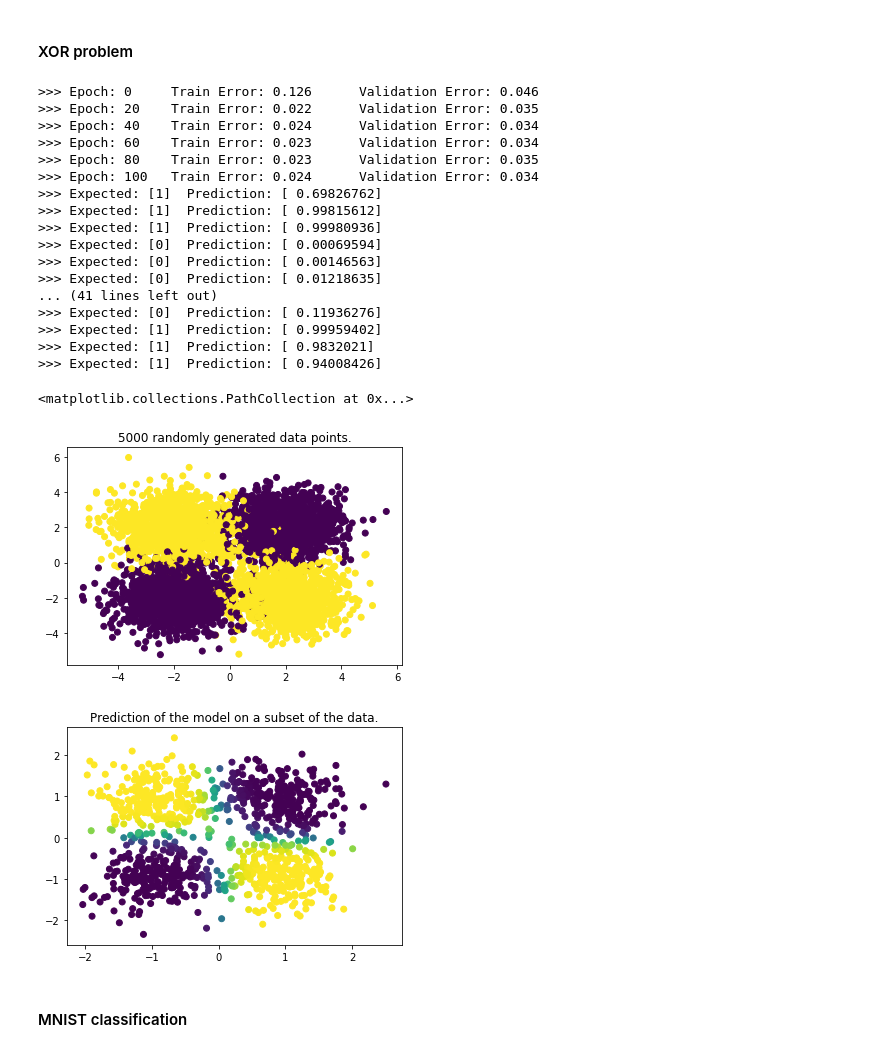
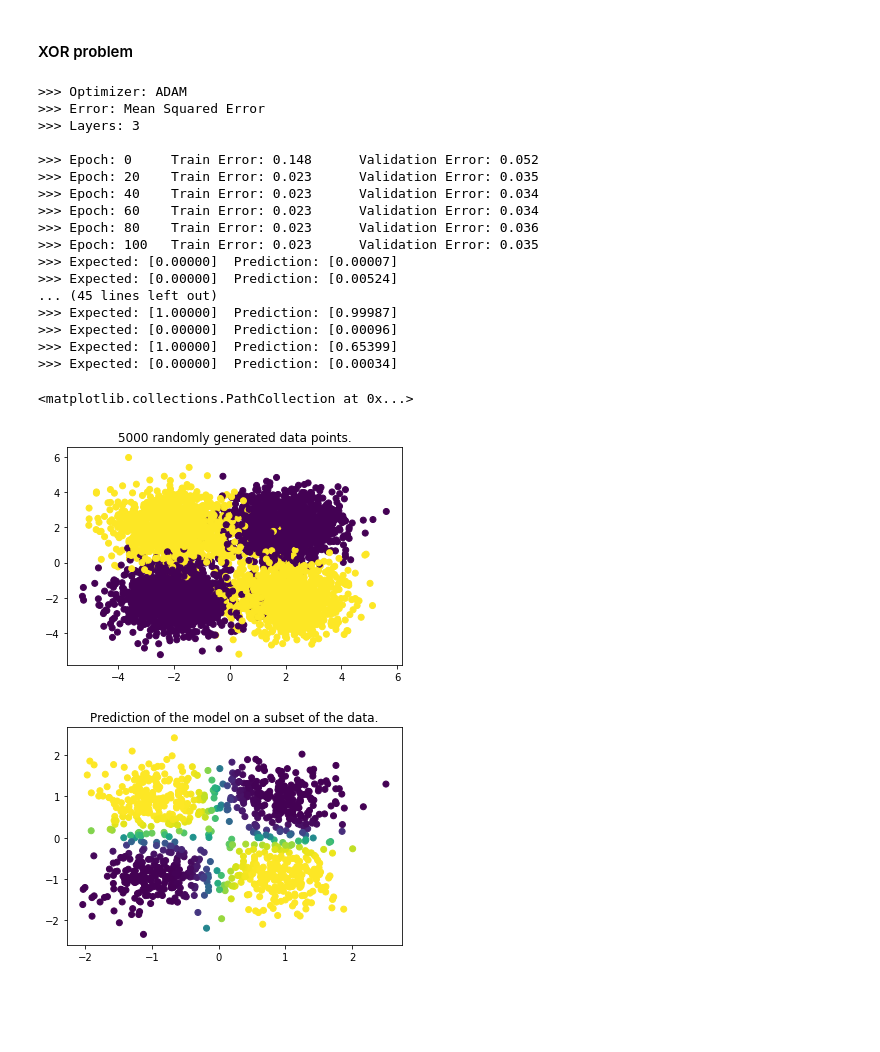
Before and after one commit to Mrpatekful/numpyml, a Jupyter notebook: mlp_numpy.ipynb, the cells around one changed output. Saved outputs shown, nothing was run; the diff lists cells and outputs as text; code cells hidden in the pictures; blank space fills up the shorter version.

```diff
--- a/mlp_numpy.ipynb
+++ b/mlp_numpy.ipynb
@@ -455,6 +466,9 @@ class Adam():
         self.vws = None
         self.vbs = None
         self.t = 0
+
+    def __str__(self):
+        return "ADAM"
 
     def modify_weights(self, batch_size, layers, weights, biases, deltas):
         if self.mws is None:
@@ -502,16 +516,22 @@ class Error(metaclass=abc.ABCMeta):
 #### Mean square error
 # %%
 class Mse(Error):
+
+    def __str__(self):
+        return "Mean Squared Error"
 
     def function(self, target, pred):
         return (target-pred)**2
 
     def derivative(self, target, pred):
-        return -2*(target-pred)
+        return 2*(pred - target)
 # %% [markdown]
 #### Cross Entropy
 # %%
 class CrossEntropy(Error):
+
+    def __str__(self):
+        return "Categorical Cross Entropy"
 
     def function(self, target, pred):
         return -target*np.log(pred)
@@ -523,6 +543,9 @@ class CrossEntropy(Error):
 #### Binary Cross Entropy
 # %%
 class BinaryCrossEntropy(Error):
+
+    def __str__(self):
+        return "Binary Cross Entropy"
 
     def function(self, target, pred):
         return -(target*np.log(pred) + (1 - target)*np.log(1 - pred))
@@ -658,59 +681,59 @@ class Logger:
 #### XOR problem
 # %%
 np.random.seed(1)
+np.set_printoptions(formatter={'float': lambda x: "{0:0.5f}".format(x)})
 
 nb_samples = 5000
-samples = []
+samples = np.ones((nb_samples, 3))
 distance = 2
+
 for i in range(0,nb_samples,4):
     noise = np.random.normal(0,1,8)
-    samples.append([[-distance+noise[0],-distance+noise[1]], [0]])
-    samples.append([[distance+noise[2],-distance+noise[3]],[1]])
-    samples.append([[-distance+noise[4],distance+noise[5]],[1]])
-    samples.append([[distance+noise[6],distance+noise[7]], [0]])
+    samples[i, :] = [-distance+noise[0],-distance+noise[1], 0]
+    samples[i+1, :] = [distance+noise[2],-distance+noise[3], 1]
+    samples[i+2, :] = [-distance+noise[4],distance+noise[5], 1]
+    samples[i+3, :] = [distance+noise[6],distance+noise[7], 0]
 
 fig1=plt.figure()
 plt.title("{0} randomly generated data points.".format(nb_samples))
-plt.scatter([element[0][0] for element in samples],
-            [element[0][1] for element in samples],
-            c=[element[1][0] for element in samples])
+plt.scatter([element[0] for element in samples],
+            [element[1] for element in samples],
+            c=[element[2] for element in samples])
 
-input_pipe = InputPipeLine(samples, batch_size=20)
+input_pipe = InputPipeLine(samples, input_size=2, batch_size=20)
 
 layers = []
 layers.append(Layer(Linear(), size=2))
 layers.append(Layer(Relu(), size=10))
 layers.append(Layer(Sigmoid(), size=1))
 
 mlp_object = Mlp(layers, input_pipe, error=Mse())
-mlp_object.train(epochs=100, optimizer=Rmsprop(lrate=0.01))
+mlp_object.train(epochs=100, optimizer=Adam(lrate=0.01))
 results = mlp_object.test(verbose=0.05)
 
 fig2=plt.figure()
 plt.title("Prediction of the model on a subset of the data.")
 plt.scatter([element[0][0] for element in results],
             [element[0][1] for element in results],
             c=[element[2][0] for element in results])
 # %% [output]
->>> Epoch: 0     Train Error: 0.126      Validation Error: 0.046
->>> Epoch: 20    Train Error: 0.022      Validation Error: 0.035
->>> Epoch: 40    Train Error: 0.024      Validation Error: 0.034
+>>> Optimizer: ADAM
+>>> Error: Mean Squared Error
+>>> Layers: 3
+
+>>> Epoch: 0     Train Error: 0.148      Validation Error: 0.052
+>>> Epoch: 20    Train Error: 0.023      Validation Error: 0.035
+>>> Epoch: 40    Train Error: 0.023      Validation Error: 0.034
 >>> Epoch: 60    Train Error: 0.023      Validation Error: 0.034
->>> Epoch: 80    Train Error: 0.023      Validation Error: 0.035
->>> Epoch: 100   Train Error: 0.024      Validation Error: 0.034
->>> Expected: [1]  Prediction: [ 0.69826762]
->>> Expected: [1]  Prediction: [ 0.99815612]
->>> Expected: [1]  Prediction: [ 0.99980936]
->>> Expected: [0]  Prediction: [ 0.00069594]
->>> Expected: [0]  Prediction: [ 0.00146563]
->>> Expected: [0]  Prediction: [ 0.01218635]
-... (41 lines left out)
->>> Expected: [0]  Prediction: [ 0.11936276]
->>> Expected: [1]  Prediction: [ 0.99959402]
->>> Expected: [1]  Prediction: [ 0.9832021]
->>> Expected: [1]  Prediction: [ 0.94008426]
+>>> Epoch: 80    Train Error: 0.023      Validation Error: 0.036
+>>> Epoch: 100   Train Error: 0.023      Validation Error: 0.035
+>>> Expected: [0.00000]  Prediction: [0.00007]
+>>> Expected: [0.00000]  Prediction: [0.00524]
+... (45 lines left out)
+>>> Expected: [1.00000]  Prediction: [0.99987]
+>>> Expected: [0.00000]  Prediction: [0.00096]
+>>> Expected: [1.00000]  Prediction: [0.65399]
+>>> Expected: [0.00000]  Prediction: [0.00034]
 <matplotlib.collections.PathCollection at 0x...>
 [figure]
-[figure, old version]
+[figure, new version]
-# %% [markdown]
-#### MNIST classification
```
Also changed, not shown: parts of 9 cells of this notebook.
